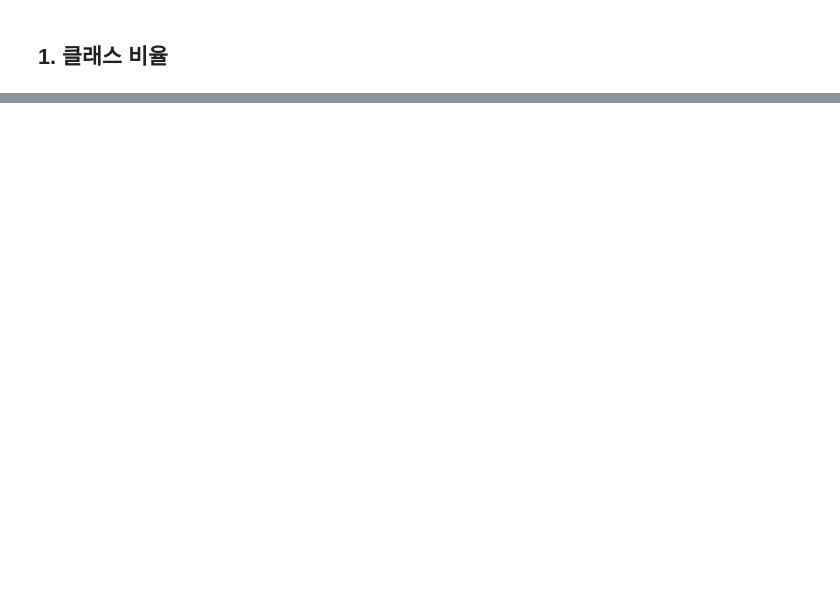
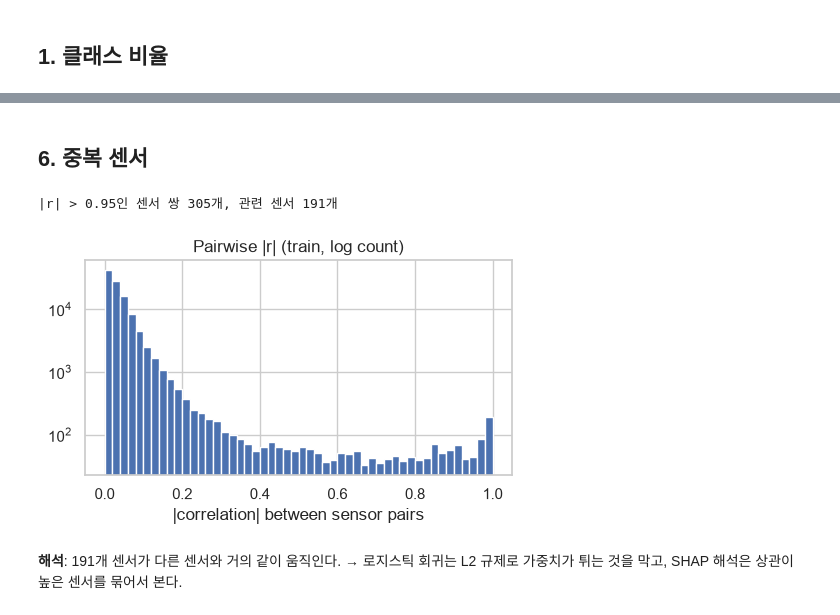
Before and after one commit to heerohyoon/manufacturing-ai-portfolio, a Jupyter notebook: secom/notebooks/01_eda.ipynb, the cells around one changed output, grey strips where cells are left out. Drawn from its saved outputs; the diff is of its cells as text; code cells hidden in the pictures; blank space fills up the shorter version.

```diff
--- a/secom/notebooks/01_eda.ipynb
+++ b/secom/notebooks/01_eda.ipynb
@@ -254,0 +166,13 @@ fig.savefig(FIG_DIR / "04_correlation.png", dpi=150)
+# %%
+varying = X.loc[:, nunique > 1]
+med = varying.median()
+iqr = (varying.quantile(0.75) - varying.quantile(0.25)).replace(0, np.nan)
+robust_z = ((varying - med) / iqr).abs()
+
+print(f"보통 범위(중앙값±IQR)의 50배를 넘는 값: {int((robust_z > 50).sum().sum())}칸, 센서 {int((robust_z > 50).any().sum())}개")
+examples = robust_z.max().sort_values(ascending=False).index[:5]
+pd.DataFrame({
+    "중앙값": varying[examples].median(),
+    "99% 분위수": varying[examples].quantile(0.99),
+    "최댓값": varying[examples].max(),
+}).round(4)
@@ -254,0 +215,18 @@ fig.savefig(FIG_DIR / "04_correlation.png", dpi=150)
+# %% [markdown]
+## 6. 중복 센서
+# %%
+corr = varying.corr().abs()
+upper = corr.where(np.triu(np.ones(corr.shape, dtype=bool), k=1))
+print(f"|r| > 0.95인 센서 쌍 {int((upper > 0.95).sum().sum())}개, 관련 센서 {int((upper > 0.95).any().sum())}개")
+
+fig, ax = plt.subplots(figsize=(5, 3.2))
+ax.hist(upper.stack().values, bins=50, color="#4C72B0")
+ax.set_yscale("log"); ax.set_xlabel("|correlation| between sensor pairs"); ax.set_title("Pairwise |r| (train, log count)")
+fig.tight_layout()
+fig.savefig(FIG_DIR / "05_correlation.png", dpi=150)
+# %% [output]
+|r| > 0.95인 센서 쌍 305개, 관련 센서 191개
+[figure, added]
+# %% [markdown]
+**해석**: 191개 센서가 다른 센서와 거의 같이 움직인다.
+→ 로지스틱 회귀는 L2 규제로 가중치가 튀는 것을 막고, SHAP 해석은 상관이 높은 센서를 묶어서 본다.
```
Also changed, not shown: parts of 45 cells of this notebook, 24 other files.
